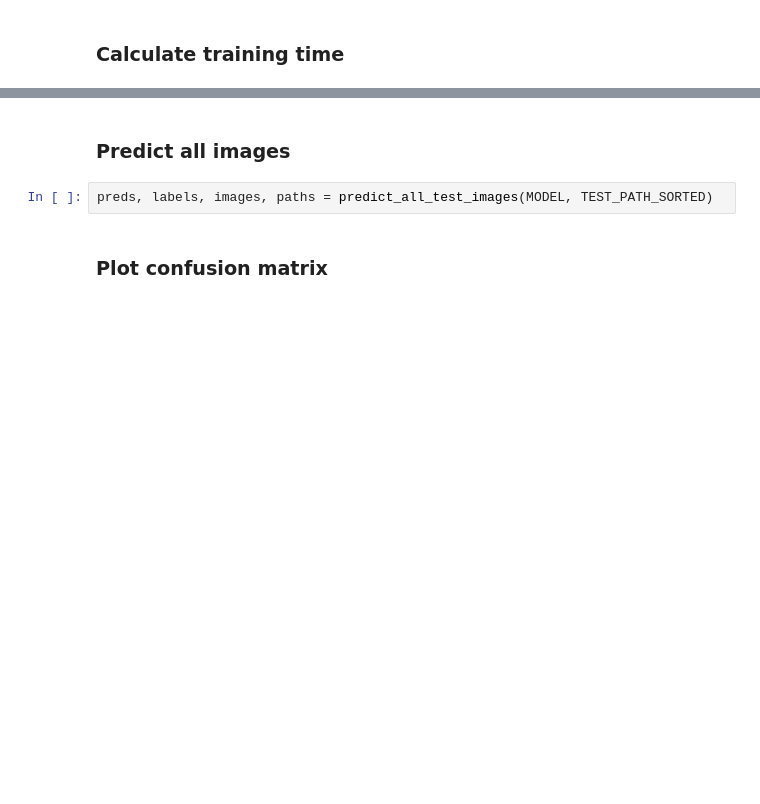
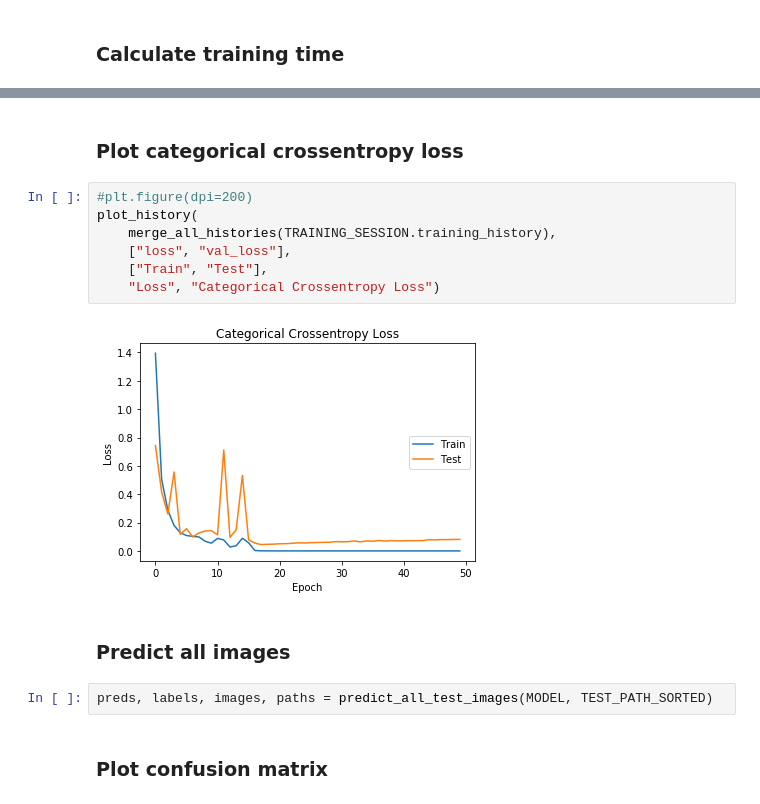
Before and after one commit to abieren/DL-Seminar-ResNet-DenseNet, a Jupyter notebook: Colab-Notebook-ResNet-DenseNet.ipynb, the cells around one changed output, grey strips where cells are left out. Drawn from its saved outputs; the diff is of its cells as text; blank space fills up the shorter version.

```diff
--- a/Colab-Notebook-ResNet-DenseNet.ipynb
+++ b/Colab-Notebook-ResNet-DenseNet.ipynb
@@ -597,3 +827,14 @@ plot_history(merge_all_histories(TRAINING_SESSION.training_history))
+# %% [markdown]
+### Plot categorical crossentropy loss
+# %%
+#plt.figure(dpi=200)
+plot_history(
+    merge_all_histories(TRAINING_SESSION.training_history),
+    ["loss", "val_loss"],
+    ["Train", "Test"],
+    "Loss", "Categorical Crossentropy Loss")
+# %% [output]
+[figure, added]
 # %% [markdown]
 ### Predict all images
 # %%
```
Also changed, not shown: parts of 69 cells of this notebook.
